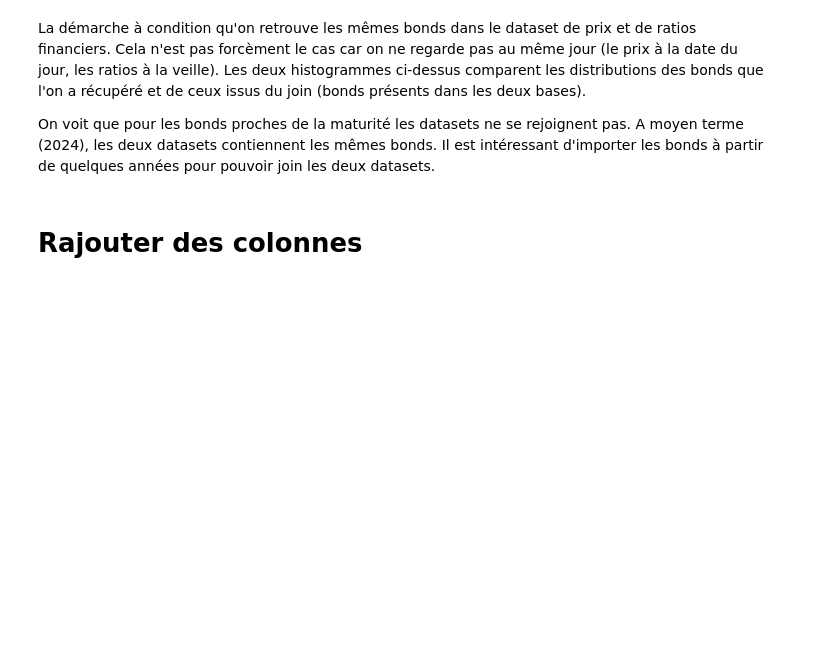
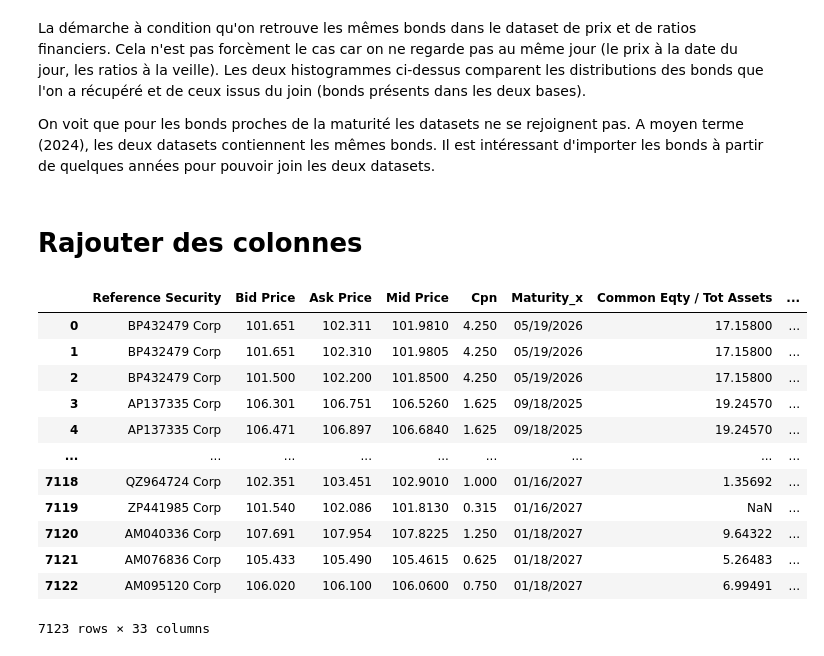
Before and after one commit to Rxzh/PD, a Jupyter notebook: Eléments d'approfondissement/Constitution de la base de données.ipynb, the cells around one changed output. Saved outputs shown, nothing was run; the diff lists cells and outputs as text; code cells hidden in the pictures; blank space fills up the shorter version.

```diff
--- a/Eléments d'approfondissement/Constitution de la base de données.ipynb
+++ b/Eléments d'approfondissement/Constitution de la base de données.ipynb
@@ -103,5 +103,26 @@ df = pd.read_csv("C:/Users/mathilde.binet/Documents/GitHub/PD/market_data_pd.csv
 # %%
-#sector = base avec la nouvelle variable et reference security
+nv_var = pd.read_csv('C:/Users/mathilde.binet/Desktop/PIF/1208/nv_variables_1308.csv', sep = ";")
+# %%
+nv_var.rename(columns={'Reference Security ':'Reference Security'}, inplace=True)
 # %%
-df = pd.merge(df, sector, how='left', on = 'Reference Security')
+df = pd.merge(df, nv_var, how='inner', on = 'Reference Security')
+# %%
+df = df.drop(columns=['Unnamed: 0','Maturity_y'])
+df.rename(columns={'Maturiy_y' : 'Maturity'}, inplace = True)
+# %%
+df
+# %% [output]
+|  | Reference Security | Bid Price | Ask Price | Mid Price | Cpn | Maturity_x | Common Eqty / Tot Assets | ... |
+| 0 | BP432479 Corp | 101.651 | 102.311 | 101.9810 | 4.250 | 05/19/2026 | 17.15800 | ... |
+| 1 | BP432479 Corp | 101.651 | 102.310 | 101.9805 | 4.250 | 05/19/2026 | 17.15800 | ... |
+| 2 | BP432479 Corp | 101.500 | 102.200 | 101.8500 | 4.250 | 05/19/2026 | 17.15800 | ... |
+| 3 | AP137335 Corp | 106.301 | 106.751 | 106.5260 | 1.625 | 09/18/2025 | 19.24570 | ... |
+| 4 | AP137335 Corp | 106.471 | 106.897 | 106.6840 | 1.625 | 09/18/2025 | 19.24570 | ... |
+| ... | ... | ... | ... | ... | ... | ... | ... | ... |
+| 7118 | QZ964724 Corp | 102.351 | 103.451 | 102.9010 | 1.000 | 01/16/2027 | 1.35692 | ... |
+| 7119 | ZP441985 Corp | 101.540 | 102.086 | 101.8130 | 0.315 | 01/16/2027 | NaN | ... |
+| 7120 | AM040336 Corp | 107.691 | 107.954 | 107.8225 | 1.250 | 01/18/2027 | 9.64322 | ... |
+| 7121 | AM076836 Corp | 105.433 | 105.490 | 105.4615 | 0.625 | 01/18/2027 | 5.26483 | ... |
+| 7122 | AM095120 Corp | 106.020 | 106.100 | 106.0600 | 0.750 | 01/18/2027 | 6.99491 | ... |
+7123 rows × 33 columns
 # %%
```
Also changed, not shown: parts of 2 cells of this notebook.
